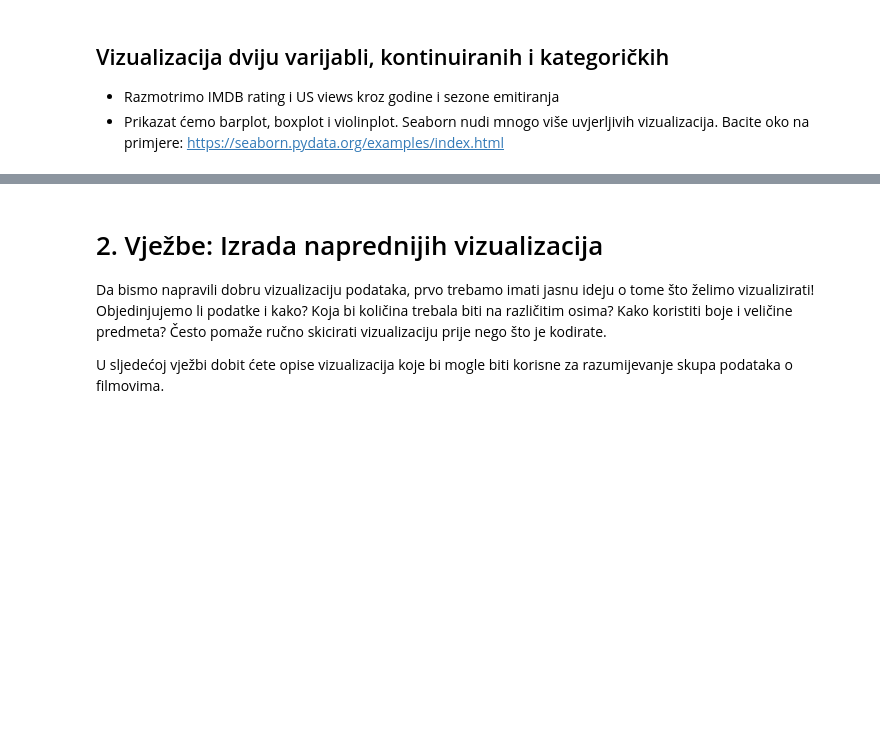
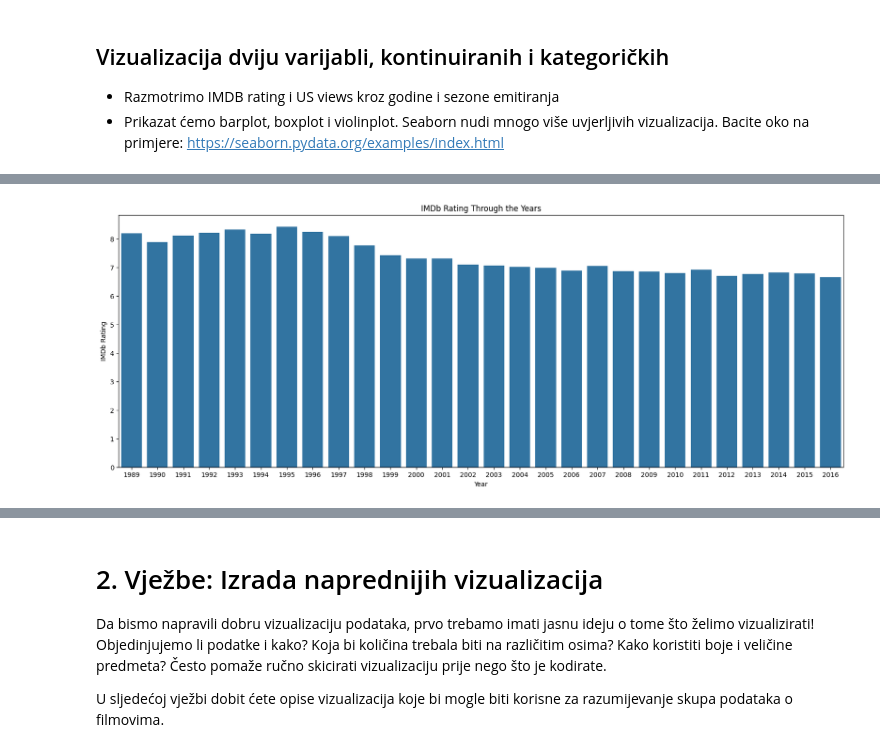
Before and after one commit to zobo24/Data_science_labs, a Jupyter notebook: lab_5/lab5.ipynb, the cells around one changed output, grey strips where cells are left out. Drawn from its saved outputs; the diff is of its cells as text; code cells hidden in the pictures; blank space fills up the shorter version.

```diff
--- a/lab_5/lab5.ipynb
+++ b/lab_5/lab5.ipynb
@@ -80,0 +123,11 @@ plt.figure(figsize=(20, 7))
+# %%
+# barplot
+# Barplot IMDb ocjena kroz godine
+plt.figure(figsize=(20, 7))
+sns.barplot(x='datetime_year', y='imdb_rating', data=episodes, errorbar=None)
+plt.title('IMDb Rating Through the Years')
+plt.xlabel('Year')
+plt.ylabel('IMDb Rating')
+plt.show()
+# %% [output]
+[figure, added]
```
Also changed, not shown: parts of 12 cells of this notebook.
